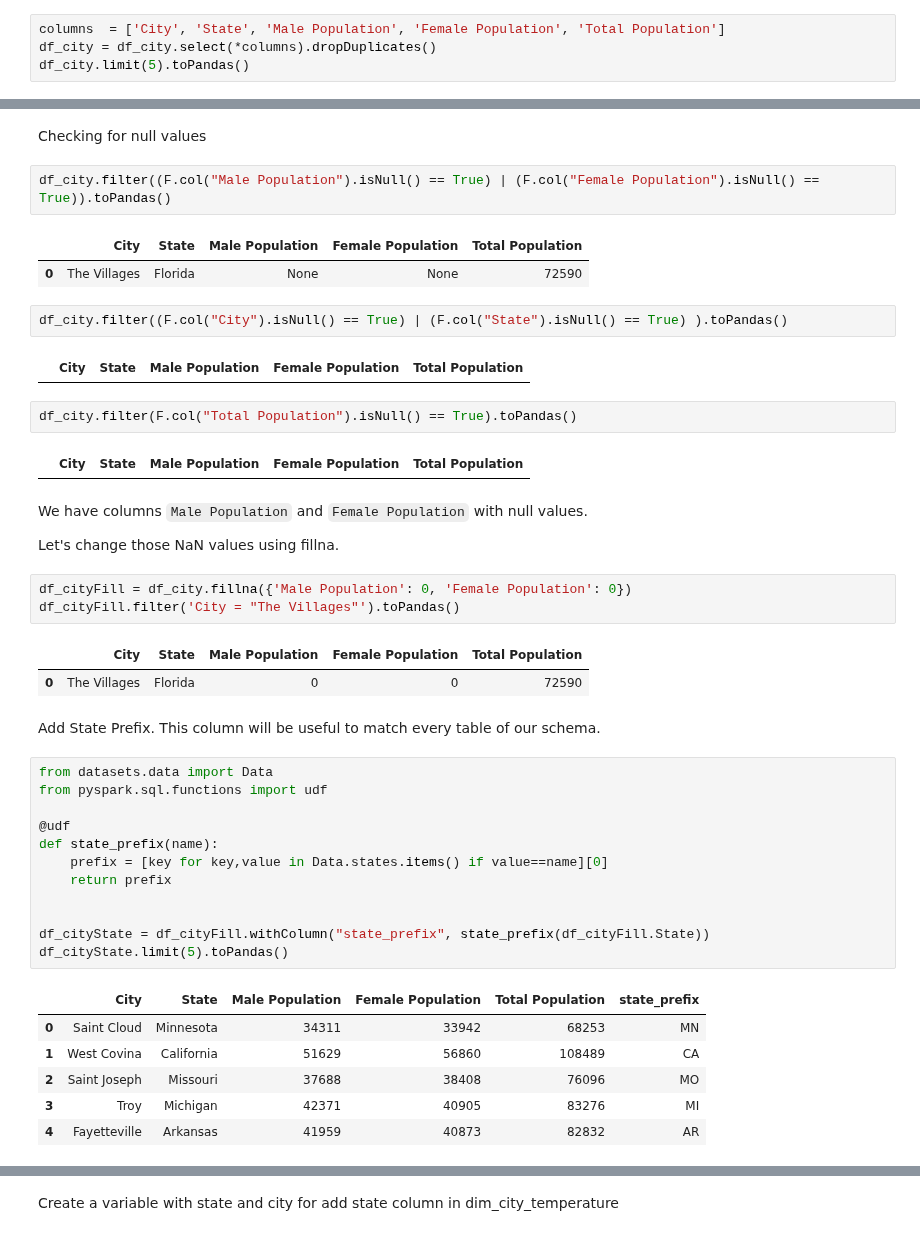
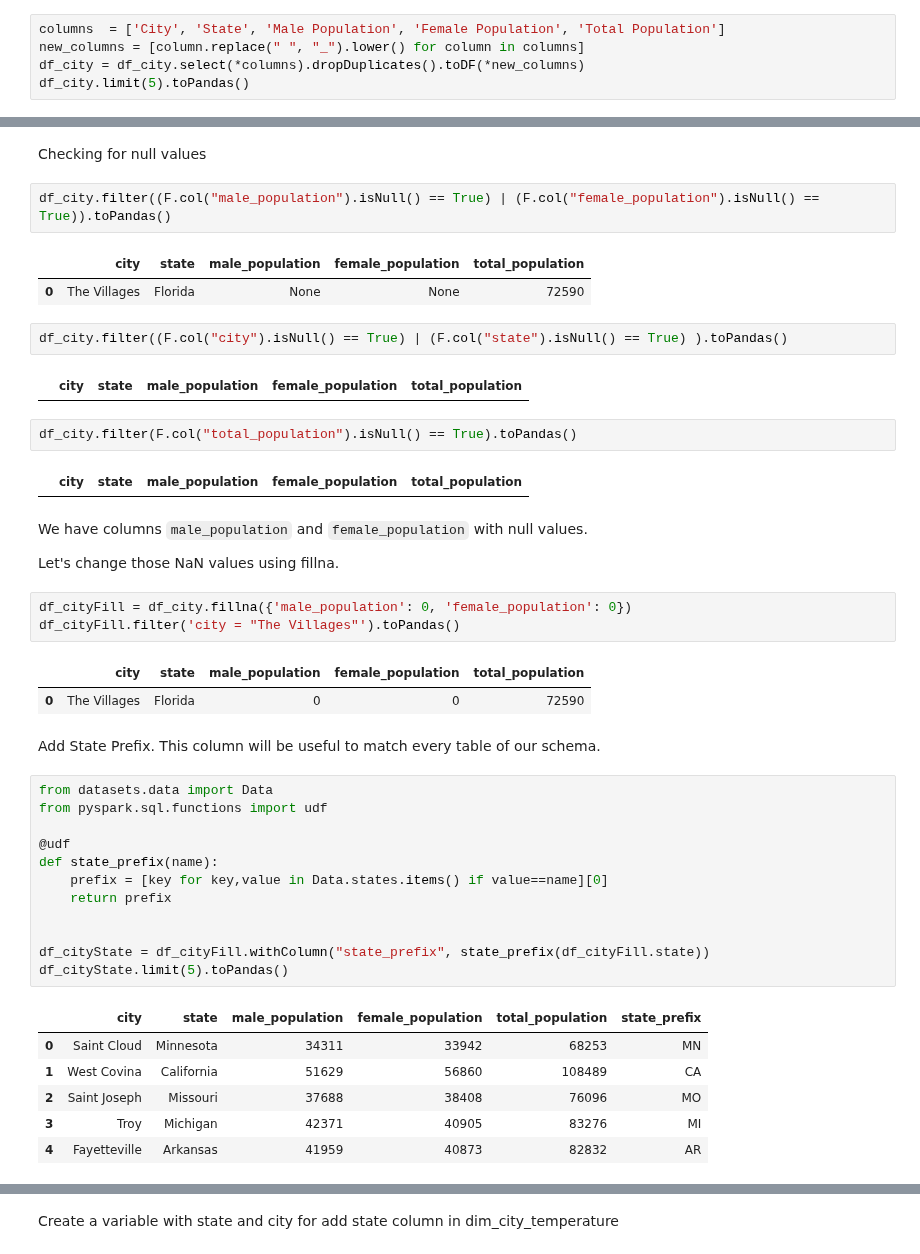
Before and after one commit to kennycontreras/us_national_tourism, a Jupyter notebook: us_national_tourism.ipynb, the cells around one changed output, grey strips where cells are left out. Saved outputs shown, nothing was run; the diff lists cells and outputs as text.

```diff
--- a/us_national_tourism.ipynb
+++ b/us_national_tourism.ipynb
@@ -48,6 +62,7 @@ Columns of `us_city`:
 * state_prefix
 # %%
 columns  = ['City', 'State', 'Male Population', 'Female Population', 'Total Population']
-df_city = df_city.select(*columns).dropDuplicates()
+new_columns = [column.replace(" ", "_").lower() for column in columns]
+df_city = df_city.select(*columns).dropDuplicates().toDF(*new_columns)
 df_city.limit(5).toPandas()
 # %% [output]
@@ -62,27 +77,27 @@ df_city.limit(5).toPandas()
 # %% [markdown]
 Checking for null values
 # %%
-df_city.filter((F.col("Male Population").isNull() == True) | (F.col("Female Population").isNull() == True)).toPandas()
+df_city.filter((F.col("male_population").isNull() == True) | (F.col("female_population").isNull() == True)).toPandas()
 # %% [output]
-|  | City | State | Male Population | Female Population | Total Population |
+|  | city | state | male_population | female_population | total_population |
 | 0 | The Villages | Florida | None | None | 72590 |
 # %%
-df_city.filter((F.col("City").isNull() == True) | (F.col("State").isNull() == True) ).toPandas()
+df_city.filter((F.col("city").isNull() == True) | (F.col("state").isNull() == True) ).toPandas()
 # %% [output]
-|  | City | State | Male Population | Female Population | Total Population |
+|  | city | state | male_population | female_population | total_population |
 # %%
-df_city.filter(F.col("Total Population").isNull() == True).toPandas()
+df_city.filter(F.col("total_population").isNull() == True).toPandas()
 # %% [output]
-|  | City | State | Male Population | Female Population | Total Population |
+|  | city | state | male_population | female_population | total_population |
 # %% [markdown]
-We have columns `Male Population` and `Female Population` with null values.
+We have columns `male_population` and `female_population` with null values.
 
 Let's change those NaN values using fillna.
 # %%
-df_cityFill = df_city.fillna({'Male Population': 0, 'Female Population': 0})
-df_cityFill.filter('City = "The Villages"').toPandas()
+df_cityFill = df_city.fillna({'male_population': 0, 'female_population': 0})
+df_cityFill.filter('city = "The Villages"').toPandas()
 # %% [output]
-|  | City | State | Male Population | Female Population | Total Population |
+|  | city | state | male_population | female_population | total_population |
 | 0 | The Villages | Florida | 0 | 0 | 72590 |
 # %% [markdown]
 Add State Prefix. This column will be useful to match every table of our schema.
@@ -96,10 +111,10 @@ def state_prefix(name):
     return prefix
 
 
-df_cityState = df_cityFill.withColumn("state_prefix", state_prefix(df_cityFill.State))
+df_cityState = df_cityFill.withColumn("state_prefix", state_prefix(df_cityFill.state))
 df_cityState.limit(5).toPandas()
 # %% [output]
-|  | City | State | Male Population | Female Population | Total Population | state_prefix |
+|  | city | state | male_population | female_population | total_population | state_prefix |
 | 0 | Saint Cloud | Minnesota | 34311 | 33942 | 68253 | MN |
 | 1 | West Covina | California | 51629 | 56860 | 108489 | CA |
 | 2 | Saint Joseph | Missouri | 37688 | 38408 | 76096 | MO |
```
Also changed, not shown: parts of 23 cells of this notebook.
